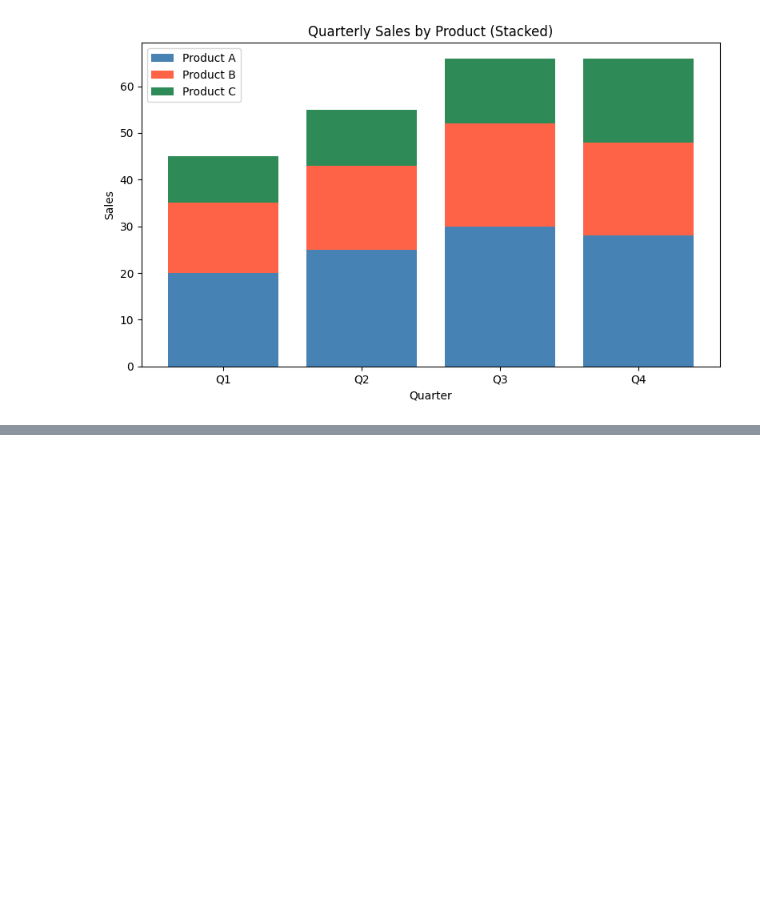
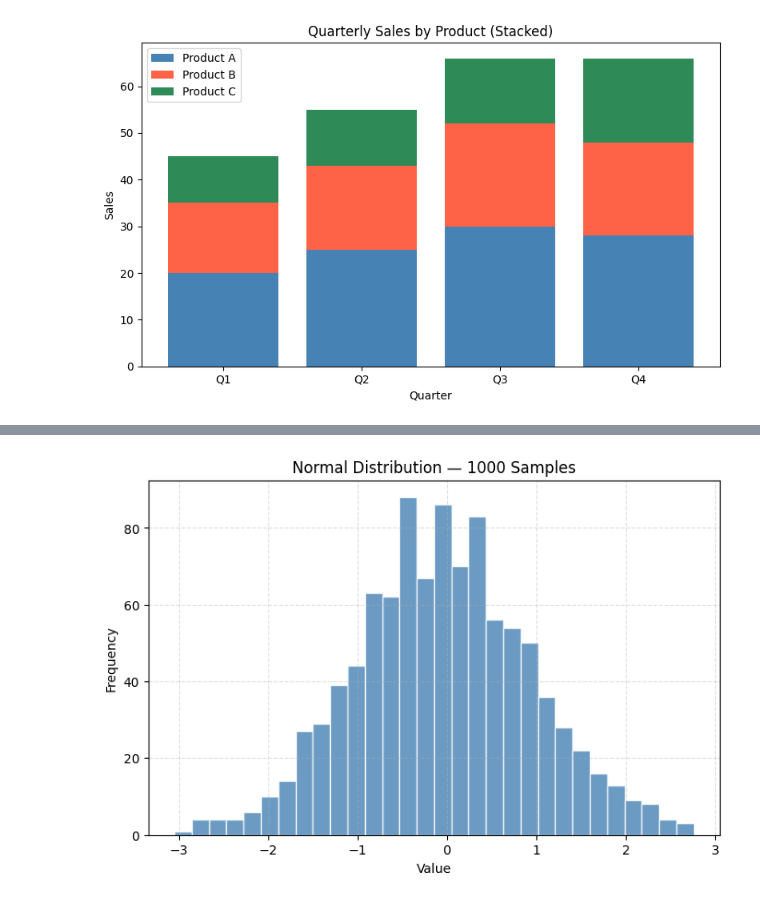
Before and after one commit to chinmairam/GenAI-Upskill, a Jupyter notebook: Matplotlib/Matplotlib_fundamentals.ipynb, the cells around one changed output, grey strips where cells are left out. Saved outputs shown, nothing was run; the diff lists cells and outputs as text; code cells hidden in the pictures; blank space fills up the shorter version.

Commit message:
Histogram

```diff
--- a/Matplotlib/Matplotlib_fundamentals.ipynb
+++ b/Matplotlib/Matplotlib_fundamentals.ipynb
@@ -435,0 +445,12 @@ plt.show()
+# %%
+np.random.seed(0)
+data = np.random.randn(1000) # 1000 values from normal distribution
+plt.figure(figsize=(8, 5))
+plt.hist(data, bins=30, color='steelblue', edgecolor='white', alpha=0.8)
+plt.title('Normal Distribution — 1000 Samples')
+plt.xlabel('Value')
+plt.ylabel('Frequency')
+plt.grid(True, linestyle='--', alpha=0.4)
+plt.show()
+# %% [output]
+[figure, added]
```
Also changed, not shown: parts of 7 cells of this notebook.
